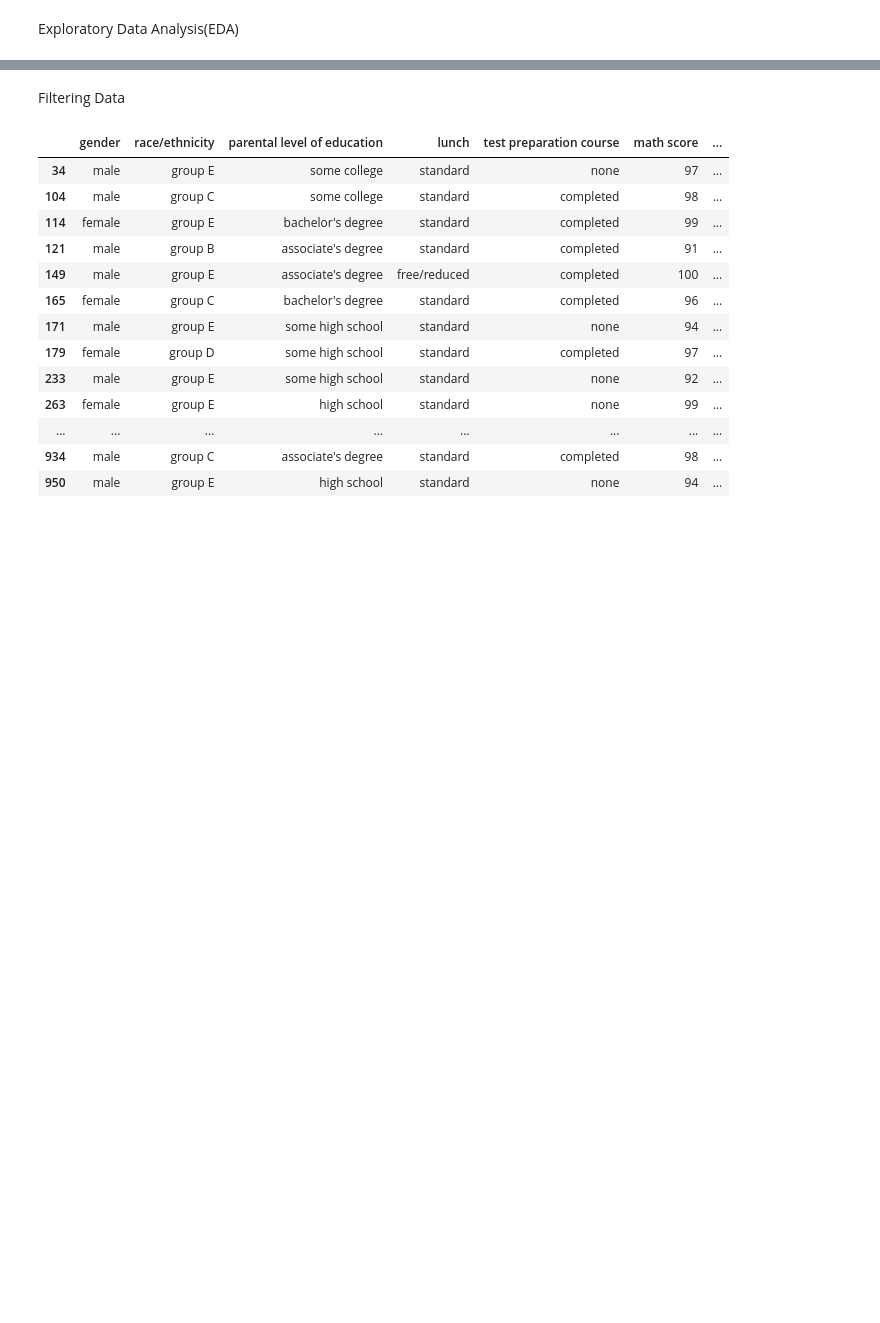
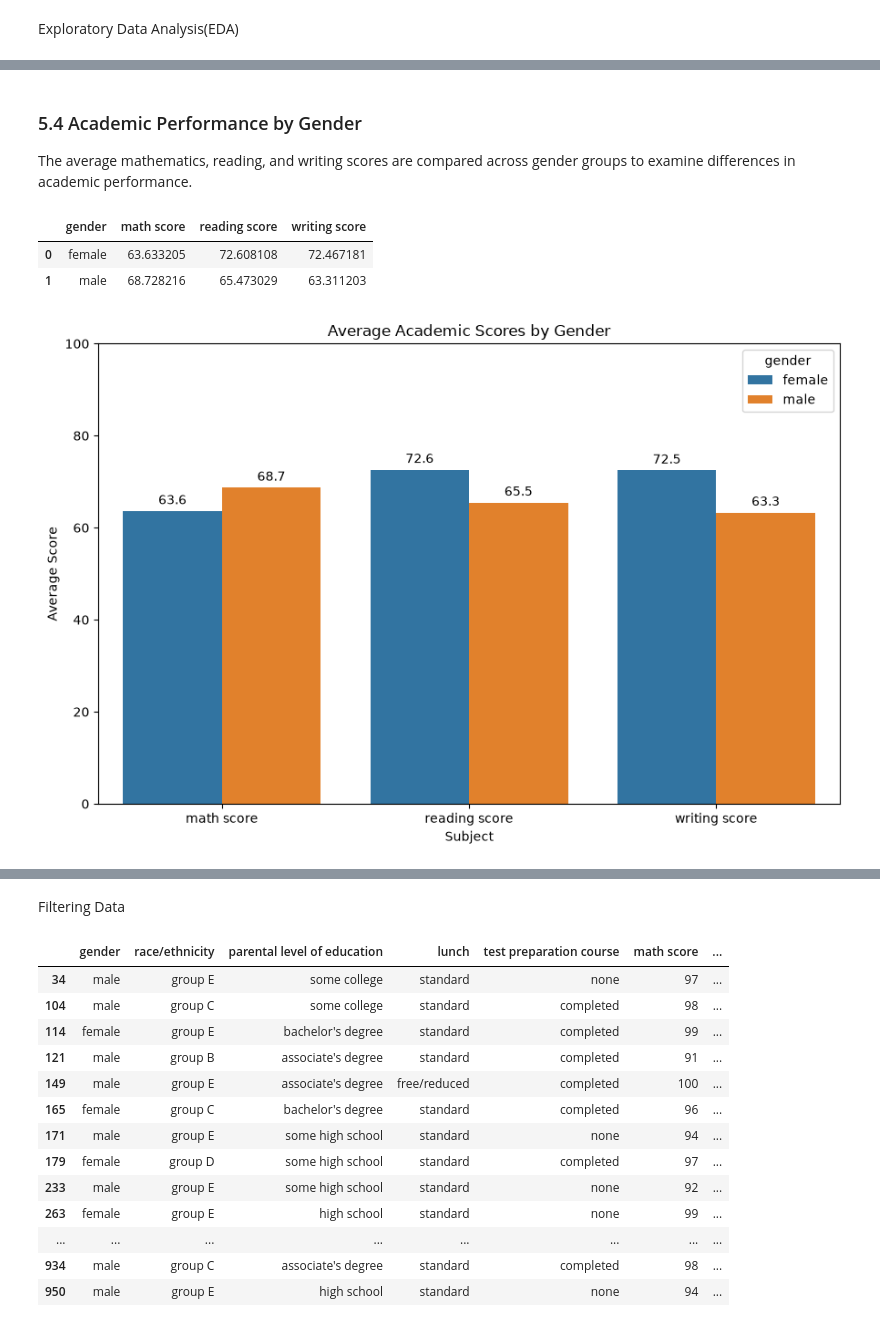
Before and after one commit to khushbu889/Student-Performance-Analytics, a Jupyter notebook: notebooks/student_performance_analysis.ipynb, the cells around one changed output, grey strips where cells are left out. Cells and saved outputs as stored; diff of their text form; code cells hidden in the pictures; blank space fills up the shorter version.

```diff
--- a/notebooks/student_performance_analysis.ipynb
+++ b/notebooks/student_performance_analysis.ipynb
@@ -360,0 +389,44 @@ df.groupby('parental level of education')[['math score', 'reading score', 'writi
+# %% [markdown]
+### 5.4 Academic Performance by Gender
+
+The average mathematics, reading, and writing scores are compared across gender groups to examine differences in academic performance.
+# %%
+gender_scores = (
+    df.groupby('gender')[['math score', 'reading score', 'writing score']]
+      .mean()
+      .reset_index()
+)
+
+gender_scores
+# %% [output]
+|  | gender | math score | reading score | writing score |
+| 0 | female | 63.633205 | 72.608108 | 72.467181 |
+| 1 | male | 68.728216 | 65.473029 | 63.311203 |
+# %%
+gender_scores_melted = gender_scores.melt(
+    id_vars='gender',
+    var_name='Subject',
+    value_name='Average Score'
+)
+
+plt.figure(figsize=(9, 6))
+
+ax = sns.barplot(
+    data=gender_scores_melted,
+    x='Subject',
+    y='Average Score',
+    hue='gender'
+)
+
+plt.title('Average Academic Scores by Gender')
+plt.xlabel('Subject')
+plt.ylabel('Average Score')
+plt.ylim(0, 100)
+
+for container in ax.containers:
+    ax.bar_label(container, fmt='%.1f', padding=3)
+
+plt.tight_layout()
+plt.show()
+# %% [output]
+[figure, added]
```
Also changed, not shown: parts of 72 cells of this notebook.
